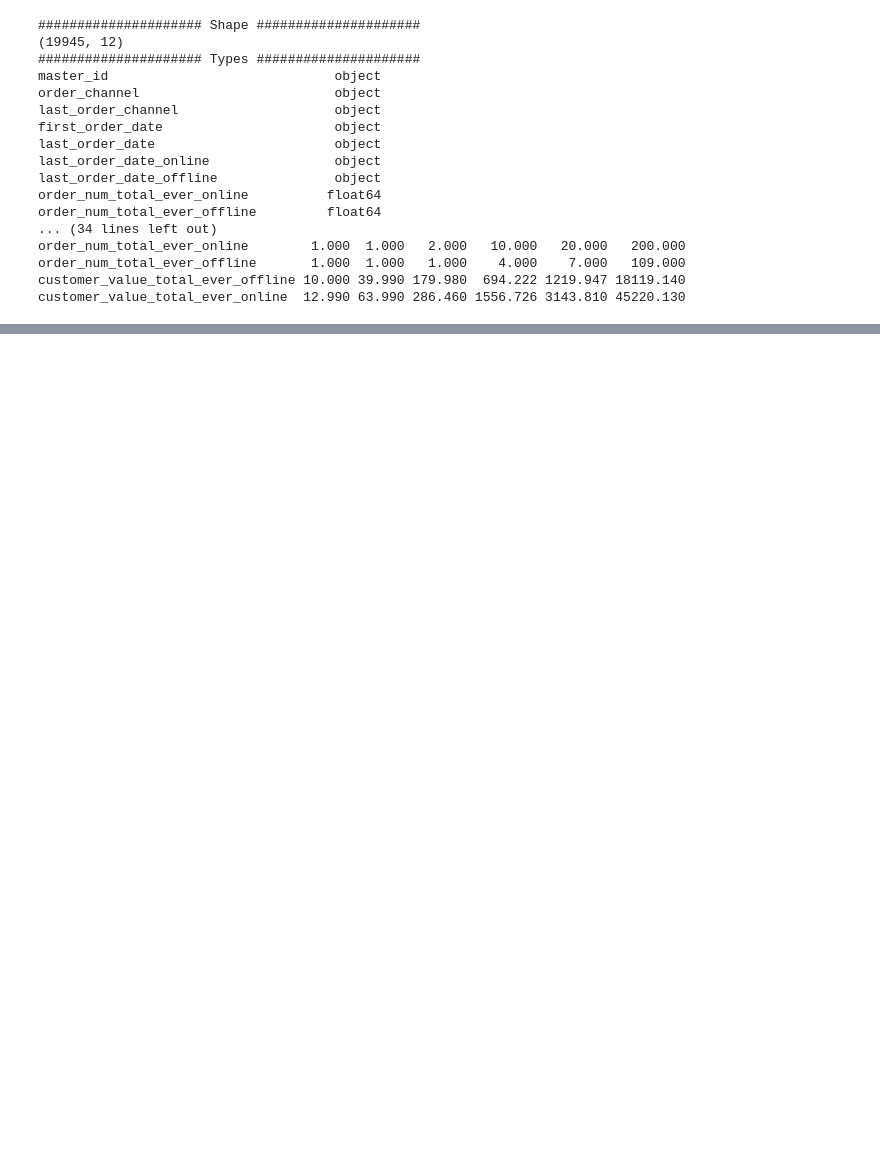
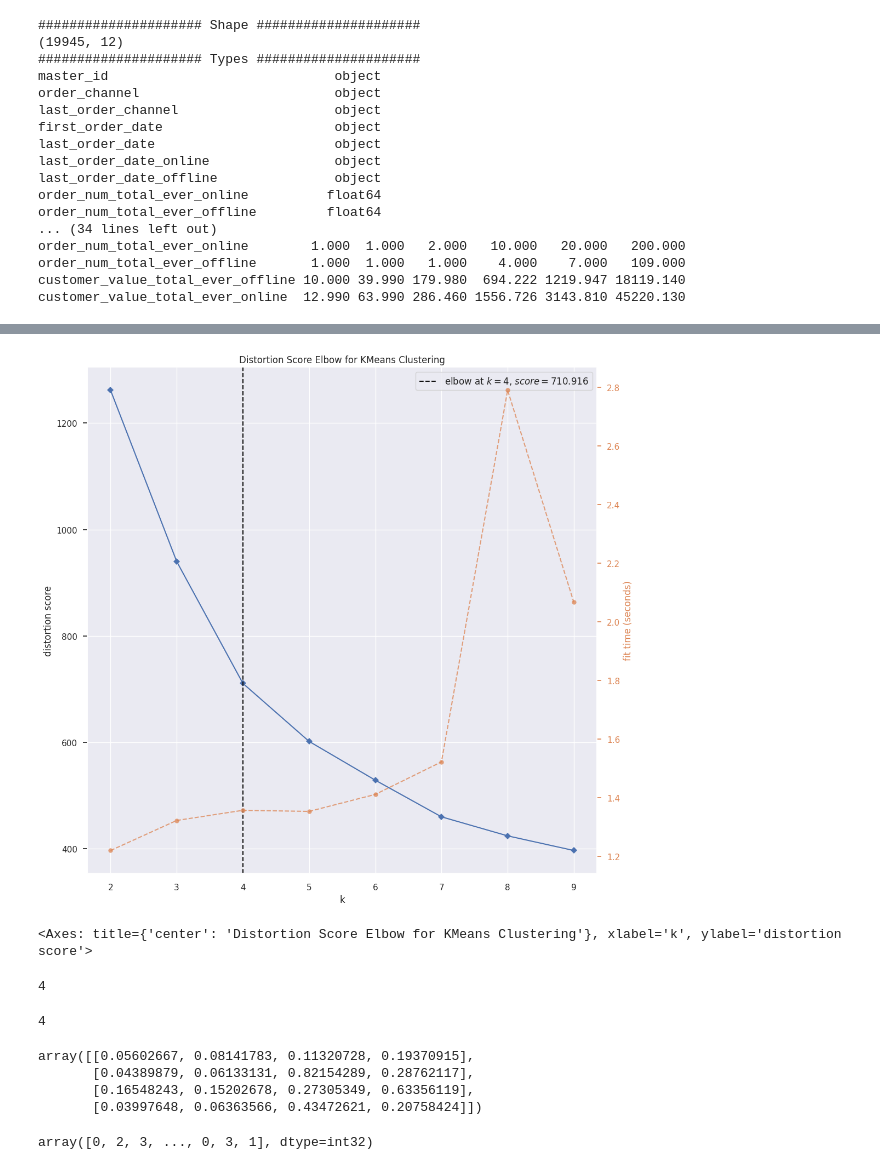
Before and after one commit to dilekdd/FLO_Unsupervised, a Jupyter notebook: flo-unsupervised.ipynb, the cells around one changed output, grey strips where cells are left out. Saved outputs shown, nothing was run; the diff lists cells and outputs as text; code cells hidden in the pictures; blank space fills up the shorter version.

```diff
--- a/flo-unsupervised.ipynb
+++ b/flo-unsupervised.ipynb
@@ -502,0 +274,15 @@ tenure                              -0.052           -0.014    0.045   1.000
+# %%
+# Initialize KElbowVisualizer with KMeans to find the optimal number of clusters
+elbow = KElbowVisualizer(KMeans(random_state=42), k=(2, 10))
+# Fit the visualizer to the data, calculating distortion scores for each k in the range
+elbow.fit(df)
+# Display the elbow plot, where the "elbow" indicates the optimal number of clusters
+elbow.show()
+# %% [output]
+[figure, added]
+<Axes: title={'center': 'Distortion Score Elbow for KMeans Clustering'}, xlabel='k', ylabel='distortion score'>
+# %%
+# optimal clusters, showing teh optimal number of clusters
+elbow.elbow_value_
+# %% [output]
+4
@@ -502,0 +292,18 @@ tenure                              -0.052           -0.014    0.045   1.000
+# %%
+#showing the number of clusters that the KMeans algorithm is using
+kmeans.n_clusters
+# %% [output]
+4
+# %%
+#showing the centroids of each cluster identified by the KMeans algorithm
+kmeans.cluster_centers_
+# %% [output]
+array([[0.05602667, 0.08141783, 0.11320728, 0.19370915],
+       [0.04389879, 0.06133131, 0.82154289, 0.28762117],
+       [0.16548243, 0.15202678, 0.27305349, 0.63356119],
+       [0.03997648, 0.06363566, 0.43472621, 0.20758424]])
+# %%
+#Get the cluster labels for each data point in the dataset.
+kmeans.labels_
+# %% [output]
+array([0, 2, 3, ..., 0, 3, 1], dtype=int32)
```
Also changed, not shown: parts of 64 cells of this notebook.
